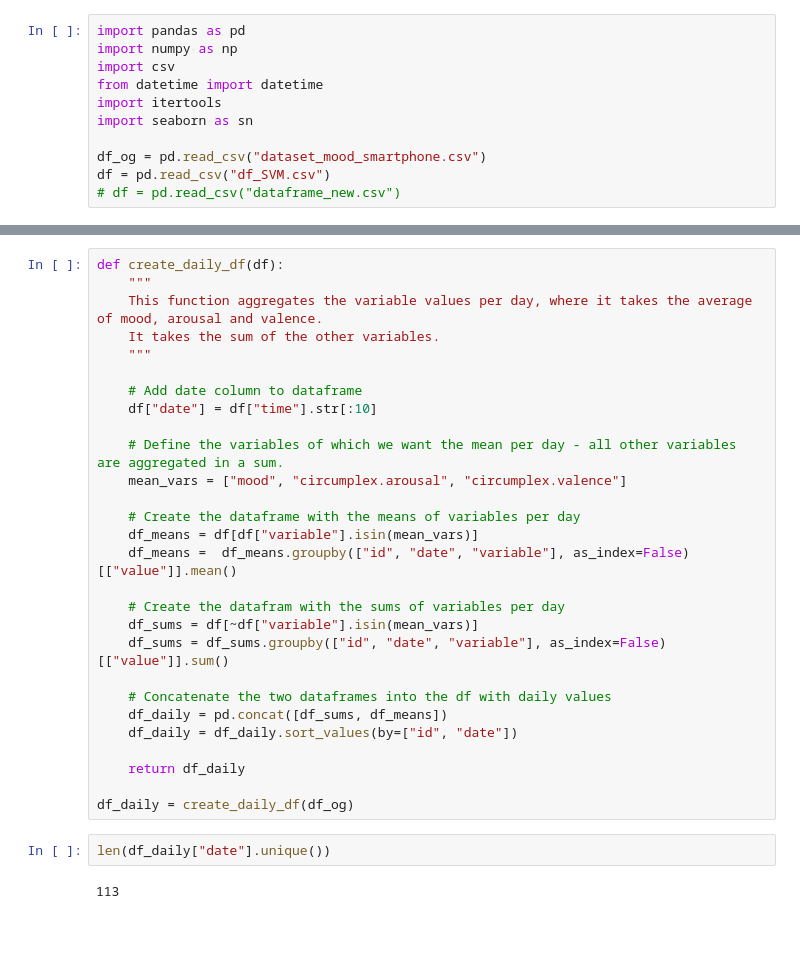
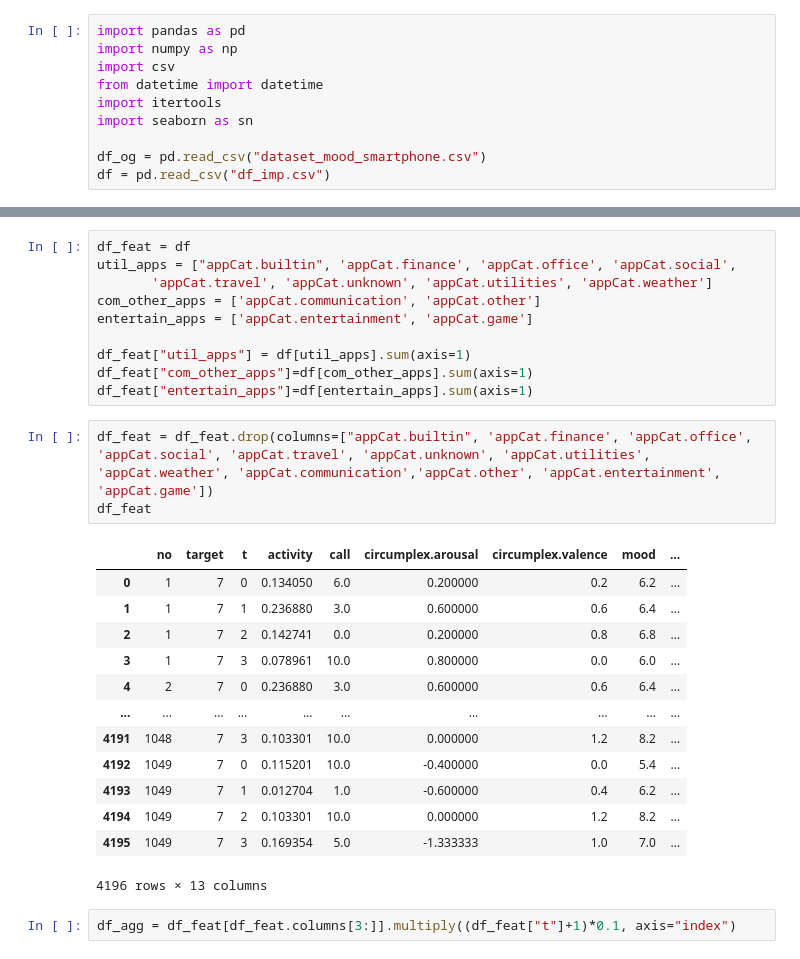
Before and after one commit to martijnwijs/Data-Mining-2021, a Jupyter notebook: ass1/feature_selection.ipynb, the cells around one changed output, grey strips where cells are left out. Drawn from its saved outputs; the diff is of its cells as text; blank space fills up the shorter version.

```diff
--- a/ass1/feature_selection.ipynb
+++ b/ass1/feature_selection.ipynb
@@ -7,5 +7,4 @@ import itertools
 import seaborn as sn
 
 df_og = pd.read_csv("dataset_mood_smartphone.csv")
-df = pd.read_csv("df_SVM.csv")
-# df = pd.read_csv("dataframe_new.csv")
+df = pd.read_csv("df_imp.csv")
@@ -77,34 +54,31 @@ sms                    -0.131236
 Name: target, dtype: float64
 # %%
-def create_daily_df(df):
-    """
-    This function aggregates the variable values per day, where it takes the average of mood, arousal and valence.
-    It takes the sum of the other variables.
-    """
+df_feat = df
+util_apps = ["appCat.builtin", 'appCat.finance', 'appCat.office', 'appCat.social',
+       'appCat.travel', 'appCat.unknown', 'appCat.utilities', 'appCat.weather']
+com_other_apps = ['appCat.communication', 'appCat.other']
+entertain_apps = ['appCat.entertainment', 'appCat.game']
 
-    # Add date column to dataframe
-    df["date"] = df["time"].str[:10]
-
-    # Define the variables of which we want the mean per day - all other variables are aggregated in a sum.
-    mean_vars = ["mood", "circumplex.arousal", "circumplex.valence"]
-
-    # Create the dataframe with the means of variables per day
-    df_means = df[df["variable"].isin(mean_vars)]
-    df_means =  df_means.groupby(["id", "date", "variable"], as_index=False)[["value"]].mean()
-
-    # Create the datafram with the sums of variables per day
-    df_sums = df[~df["variable"].isin(mean_vars)]
-    df_sums = df_sums.groupby(["id", "date", "variable"], as_index=False)[["value"]].sum()
-
-    # Concatenate the two dataframes into the df with daily values
-    df_daily = pd.concat([df_sums, df_means])
-    df_daily = df_daily.sort_values(by=["id", "date"])
-
-    return df_daily
-
-df_daily = create_daily_df(df_og)
+df_feat["util_apps"] = df[util_apps].sum(axis=1)
+df_feat["com_other_apps"]=df[com_other_apps].sum(axis=1)
+df_feat["entertain_apps"]=df[entertain_apps].sum(axis=1)
 # %%
-len(df_daily["date"].unique())
+df_feat = df_feat.drop(columns=["appCat.builtin", 'appCat.finance', 'appCat.office', 'appCat.social', 'appCat.travel', 'appCat.unknown', 'appCat.utilities', 'appCat.weather', 'appCat.communication','appCat.other', 'appCat.entertainment', 'appCat.game'])
+df_feat
 # %% [output]
+|  | no | target | t | activity | call | circumplex.arousal | circumplex.valence | mood | ... |
+| 0 | 1 | 7 | 0 | 0.134050 | 6.0 | 0.200000 | 0.2 | 6.2 | ... |
+| 1 | 1 | 7 | 1 | 0.236880 | 3.0 | 0.600000 | 0.6 | 6.4 | ... |
+| 2 | 1 | 7 | 2 | 0.142741 | 0.0 | 0.200000 | 0.8 | 6.8 | ... |
+| 3 | 1 | 7 | 3 | 0.078961 | 10.0 | 0.800000 | 0.0 | 6.0 | ... |
+| 4 | 2 | 7 | 0 | 0.236880 | 3.0 | 0.600000 | 0.6 | 6.4 | ... |
+| ... | ... | ... | ... | ... | ... | ... | ... | ... | ... |
+| 4191 | 1048 | 7 | 3 | 0.103301 | 10.0 | 0.000000 | 1.2 | 8.2 | ... |
+| 4192 | 1049 | 7 | 0 | 0.115201 | 10.0 | -0.400000 | 0.0 | 5.4 | ... |
+| 4193 | 1049 | 7 | 1 | 0.012704 | 1.0 | -0.600000 | 0.4 | 6.2 | ... |
+| 4194 | 1049 | 7 | 2 | 0.103301 | 10.0 | 0.000000 | 1.2 | 8.2 | ... |
+| 4195 | 1049 | 7 | 3 | 0.169354 | 5.0 | -1.333333 | 1.0 | 7.0 | ... |
-113
+4196 rows × 13 columns
+# %%
+df_agg = df_feat[df_feat.columns[3:]].multiply((df_feat["t"]+1)*0.1, axis="index")
 # %%
```
Also changed, not shown: parts of 4 cells of this notebook, 12 other files.
